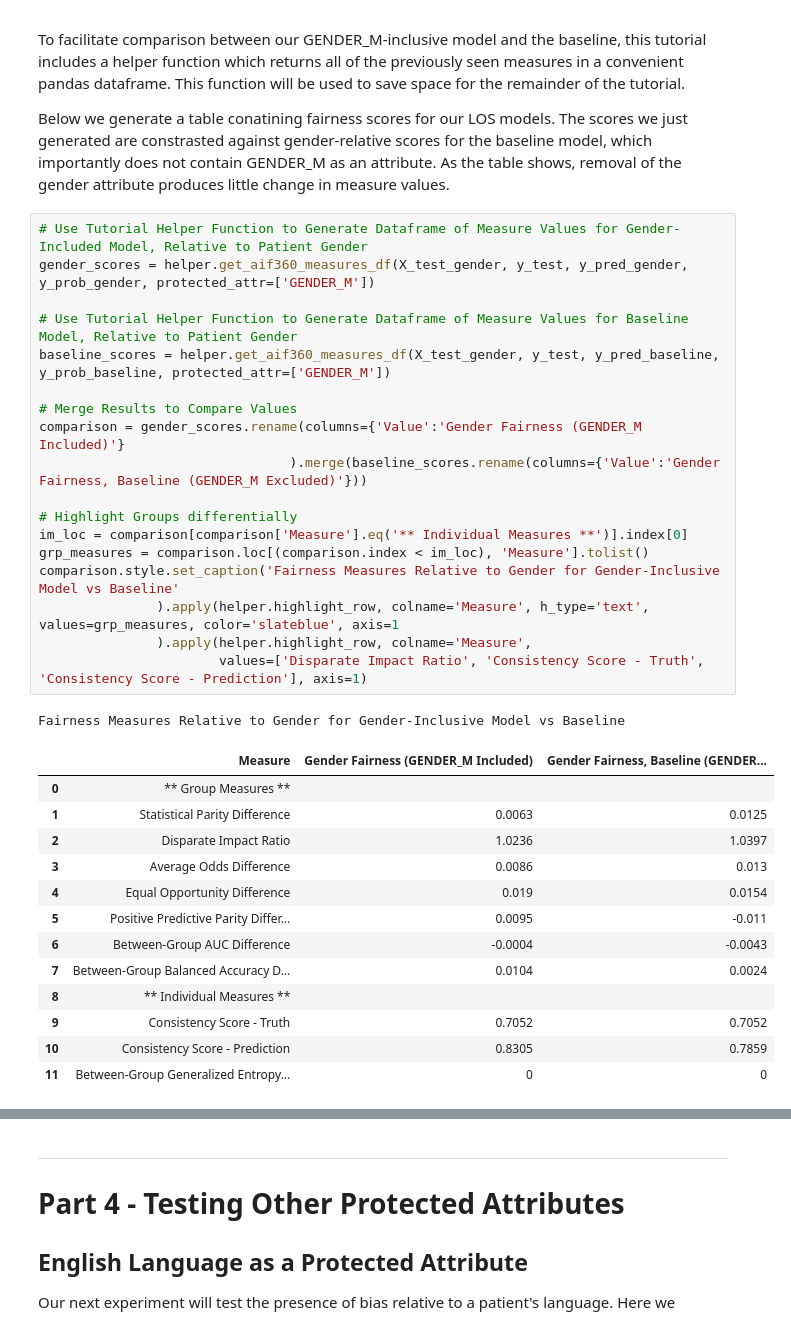
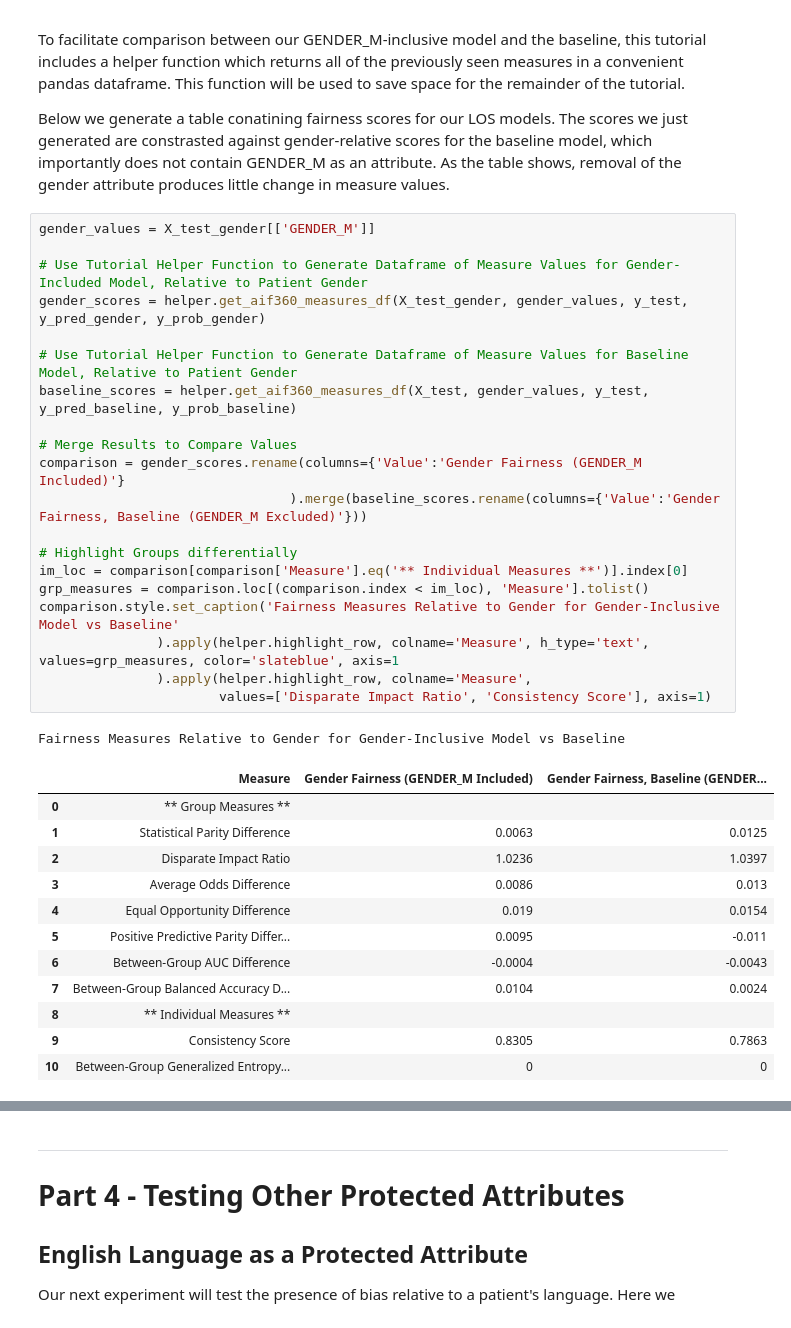
Before and after one commit to KenSciResearch/fairMLHealth, a Jupyter notebook: tutorial/kdd_fairness_in_healthcare_tutorial.ipynb, the cells around one changed output, grey strips where cells are left out. Saved outputs shown, nothing was run; the diff lists cells and outputs as text.

Commit message:
corrected consistency score

```diff
--- a/tutorial/kdd_fairness_in_healthcare_tutorial.ipynb
+++ b/tutorial/kdd_fairness_in_healthcare_tutorial.ipynb
@@ -463,38 +459,39 @@ To facilitate comparison between our GENDER_M-inclusive model and the baseline,
 
 Below we generate a table conatining fairness scores for our LOS models. The scores we just generated are constrasted against gender-relative scores for the baseline model, which importantly does not contain GENDER_M as an attribute. As the table shows, removal of the gender attribute produces little change in measure values.
 # %%
+gender_values = X_test_gender[['GENDER_M']]
+
 # Use Tutorial Helper Function to Generate Dataframe of Measure Values for Gender-Included Model, Relative to Patient Gender
-gender_scores = helper.get_aif360_measures_df(X_test_gender, y_test, y_pred_gender, y_prob_gender, protected_attr=['GENDER_M'])
+gender_scores = helper.get_aif360_measures_df(X_test_gender, gender_values, y_test, y_pred_gender, y_prob_gender)
 
 # Use Tutorial Helper Function to Generate Dataframe of Measure Values for Baseline Model, Relative to Patient Gender
-baseline_scores = helper.get_aif360_measures_df(X_test_gender, y_test, y_pred_baseline, y_prob_baseline, protected_attr=['GENDER_M'])
+baseline_scores = helper.get_aif360_measures_df(X_test, gender_values, y_test, y_pred_baseline, y_prob_baseline)
 
 # Merge Results to Compare Values
 comparison = gender_scores.rename(columns={'Value':'Gender Fairness (GENDER_M Included)'}
                                 ).merge(baseline_scores.rename(columns={'Value':'Gender Fairness, Baseline (GENDER_M Excluded)'}))
 
 # Highlight Groups differentially
 im_loc = comparison[comparison['Measure'].eq('** Individual Measures **')].index[0]
 grp_measures = comparison.loc[(comparison.index < im_loc), 'Measure'].tolist()
 comparison.style.set_caption('Fairness Measures Relative to Gender for Gender-Inclusive Model vs Baseline'
                ).apply(helper.highlight_row, colname='Measure', h_type='text', values=grp_measures, color='slateblue', axis=1
                ).apply(helper.highlight_row, colname='Measure',
-                       values=['Disparate Impact Ratio', 'Consistency Score - Truth', 'Consistency Score - Prediction'], axis=1)
+                       values=['Disparate Impact Ratio', 'Consistency Score'], axis=1)
 # %% [output]
 Fairness Measures Relative to Gender for Gender-Inclusive Model vs Baseline
 |  | Measure | Gender Fairness (GENDER_M Included) | Gender Fairness, Baseline (GENDER... |
 | 0 | ** Group Measures ** |  |  |
 | 1 | Statistical Parity Difference | 0.0063 | 0.0125 |
 | 2 | Disparate Impact Ratio | 1.0236 | 1.0397 |
 | 3 | Average Odds Difference | 0.0086 | 0.013 |
 | 4 | Equal Opportunity Difference | 0.019 | 0.0154 |
 | 5 | Positive Predictive Parity Differ... | 0.0095 | -0.011 |
 | 6 | Between-Group AUC Difference | -0.0004 | -0.0043 |
 | 7 | Between-Group Balanced Accuracy D... | 0.0104 | 0.0024 |
 | 8 | ** Individual Measures ** |  |  |
-| 9 | Consistency Score - Truth | 0.7052 | 0.7052 |
-| 10 | Consistency Score - Prediction | 0.8305 | 0.7859 |
-| 11 | Between-Group Generalized Entropy... | 0 | 0 |
+| 9 | Consistency Score | 0.8305 | 0.7863 |
+| 10 | Between-Group Generalized Entropy... | 0 | 0 |
 # %% [markdown]
 ### Evaluating Significance: The Four-Fifths Rule
 As shown in the table above, the baseline model that excluded the GENDER_M feature had slightly greater performance to the gender-included version by some measures (for example ROC). It was even measured to have reduced disparity by some measures, although these differences are slight and may be an effect of randomness in the model. Moreover, the baseline model is also measured to have slightly increased disparity by other metrics. For example, the Statistical Parity Difference, Disparate Impact Ratio, and Average Odds Difference values are all slightly higher for the baseline model than for the GENDER_M-included model. How do we determine if this change is significant?
```
Also changed, not shown: parts of 9 cells of this notebook, 1 other file.
